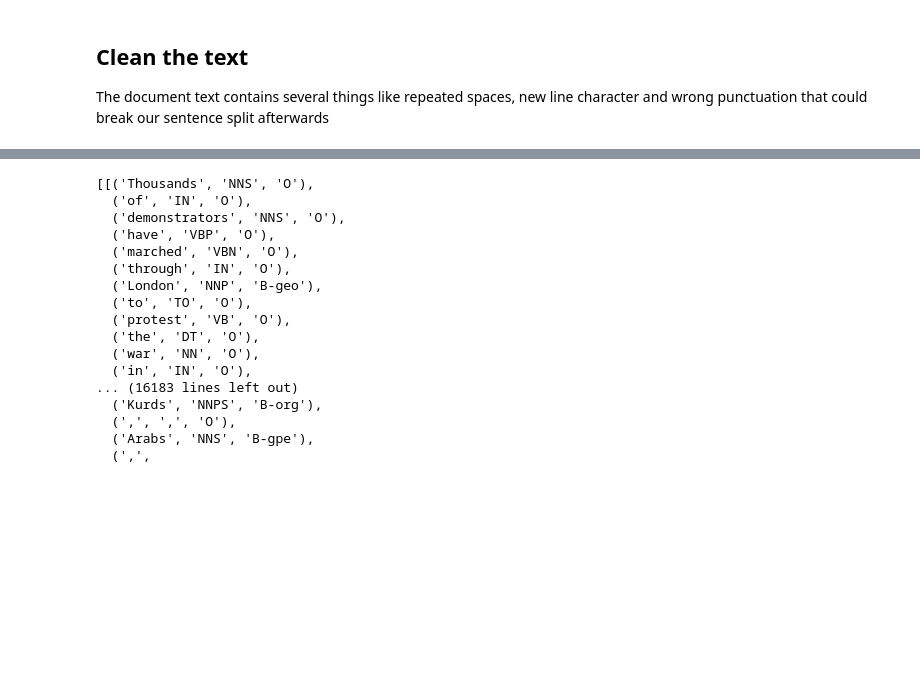
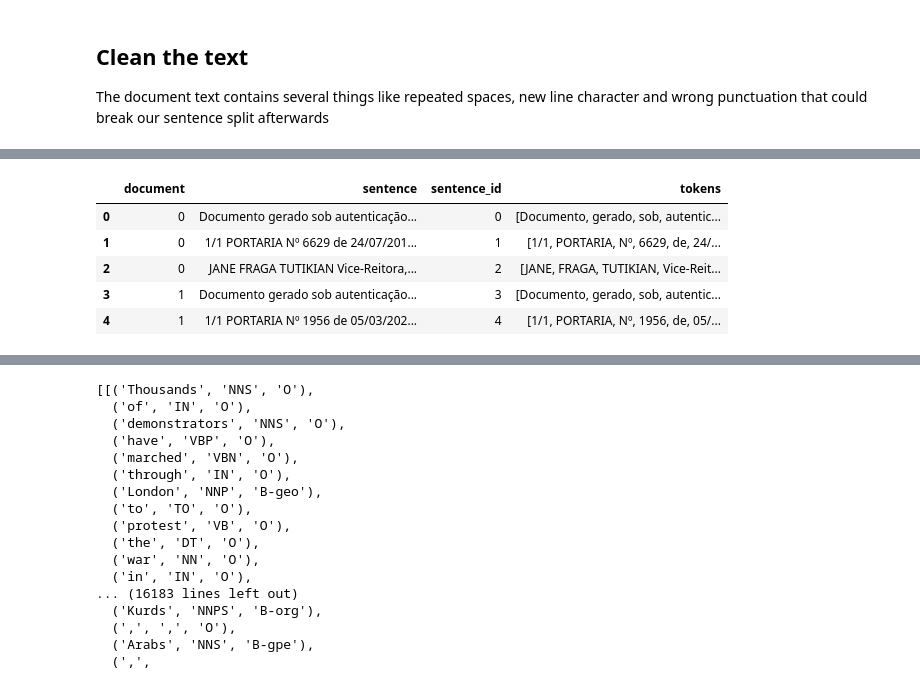
Before and after one commit to arthurziegler/ner-using-bert, a Jupyter notebook: BERT_Experiment/bert_ner_test.ipynb, the cells around one changed output, grey strips where cells are left out. Cells and saved outputs as stored; diff of their text form; code cells hidden in the pictures; blank space fills up the shorter version.

```diff
--- a/BERT_Experiment/bert_ner_test.ipynb
+++ b/BERT_Experiment/bert_ner_test.ipynb
@@ -216,0 +261,6 @@ pd.DataFrame(sentence_df).head(30)
+# %%
+# Put sentece_df index as a column and the sentence id as another column
+sentence_df = sentence_df.reset_index()
+sentence_df['SentenceID'] = sentence_df.index
+sentence_df.columns = ['document', 'sentence', 'sentence_id']
+sentence_df.head()
@@ -216,0 +274,11 @@ pd.DataFrame(sentence_df).head(30)
+# %%
+# Add a 'tokens' column tokenzing the 'sentence' column
+sentence_df['tokens'] = sentence_df.apply(lambda row: tokenize.word_tokenize(row['sentence'], language='portuguese'), axis=1)
+sentence_df.head()
+# %% [output]
+|  | document | sentence | sentence_id | tokens |
+| 0 | 0 | Documento gerado sob autenticação... | 0 | [Documento, gerado, sob, autentic... |
+| 1 | 0 | 1/1 PORTARIA Nº 6629 de 24/07/201... | 1 | [1/1, PORTARIA, Nº, 6629, de, 24/... |
+| 2 | 0 | JANE FRAGA TUTIKIAN Vice-Reitora,... | 2 | [JANE, FRAGA, TUTIKIAN, Vice-Reit... |
+| 3 | 1 | Documento gerado sob autenticação... | 3 | [Documento, gerado, sob, autentic... |
+| 4 | 1 | 1/1 PORTARIA Nº 1956 de 05/03/202... | 4 | [1/1, PORTARIA, Nº, 1956, de, 05/... |
```
Also changed, not shown: parts of 32 cells of this notebook.
